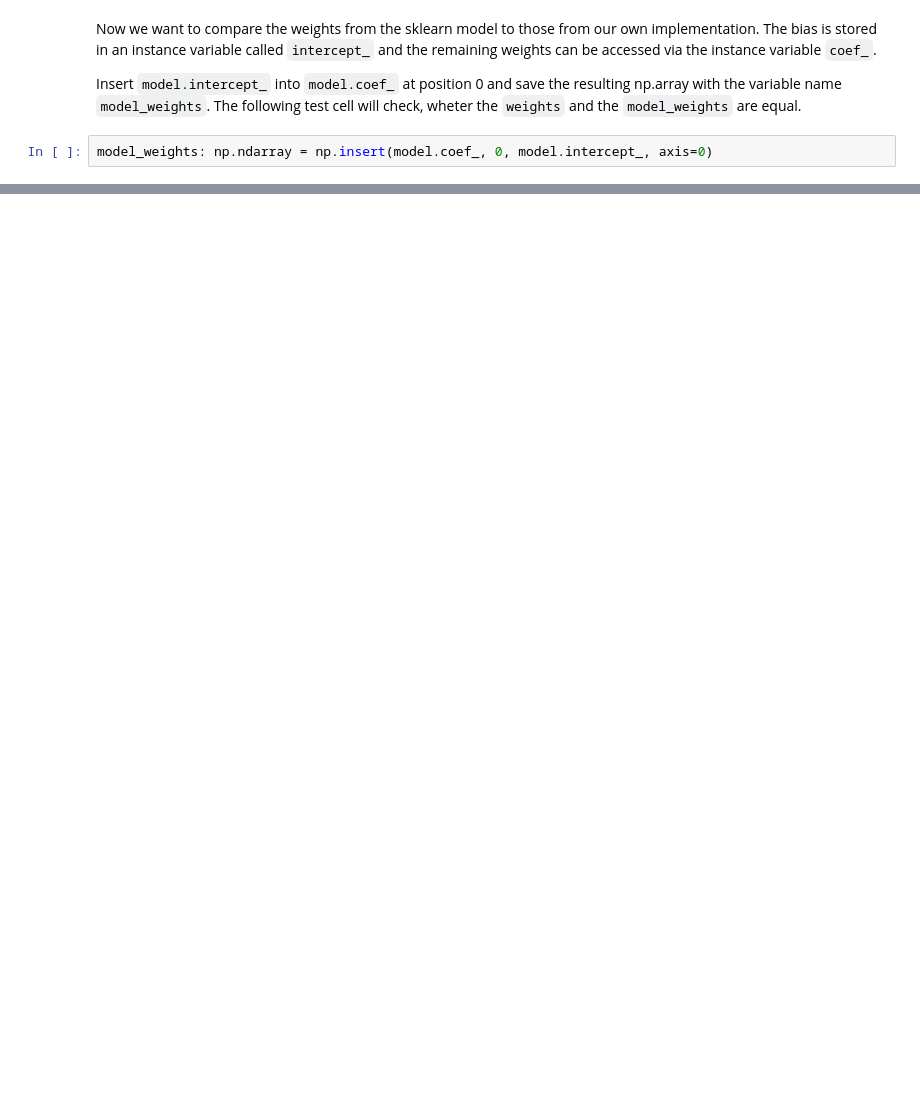
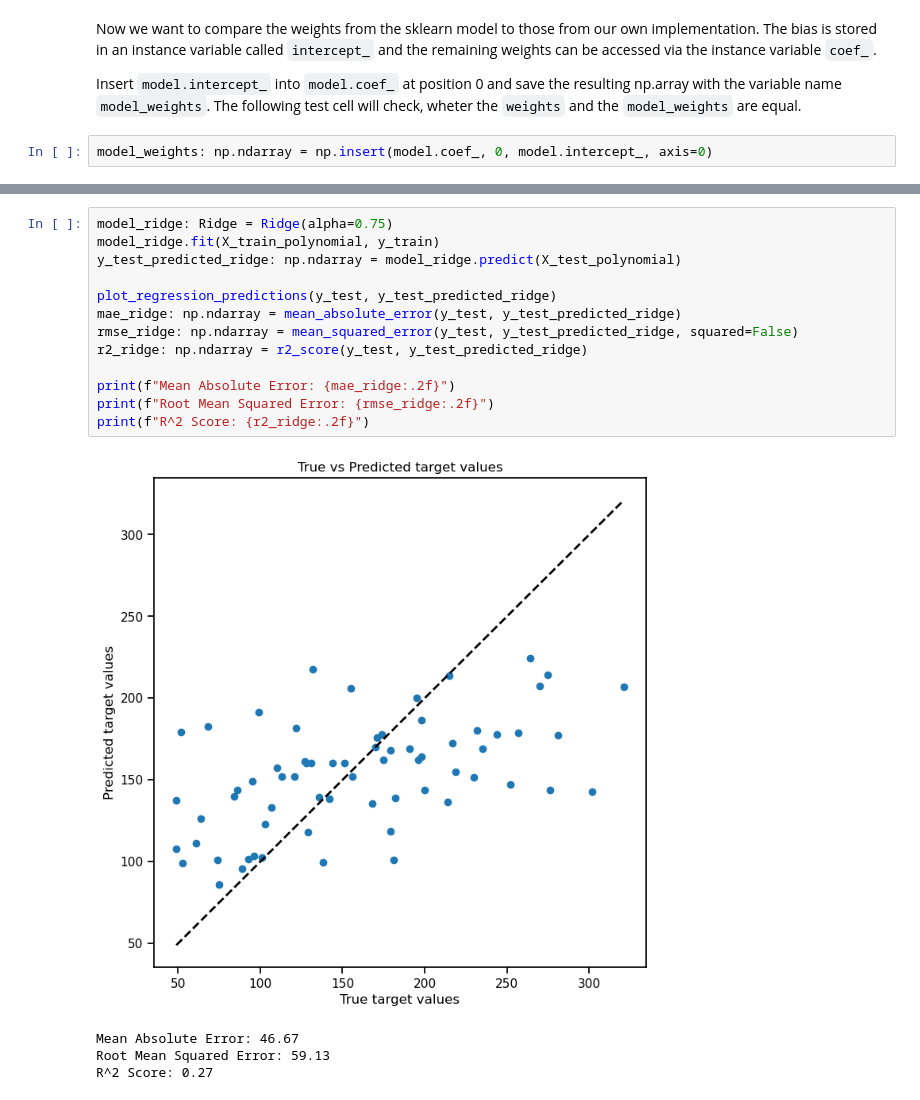
Before and after one commit to Tacitus523/ml4chem, a Jupyter notebook: Regression/1.3_RegressionSolution.ipynb, the cells around one changed output, grey strips where cells are left out. Saved outputs shown, nothing was run; the diff lists cells and outputs as text; blank space fills up the shorter version.

```diff
--- a/Regression/1.3_RegressionSolution.ipynb
+++ b/Regression/1.3_RegressionSolution.ipynb
@@ -165,0 +396,18 @@ assert np.allclose(weights, model_weights), "The weights of the model are incorr
+# %%
+model_ridge: Ridge = Ridge(alpha=0.75)
+model_ridge.fit(X_train_polynomial, y_train)
+y_test_predicted_ridge: np.ndarray = model_ridge.predict(X_test_polynomial)
+
+plot_regression_predictions(y_test, y_test_predicted_ridge)
+mae_ridge: np.ndarray = mean_absolute_error(y_test, y_test_predicted_ridge)
+rmse_ridge: np.ndarray = mean_squared_error(y_test, y_test_predicted_ridge, squared=False)
+r2_ridge: np.ndarray = r2_score(y_test, y_test_predicted_ridge)
+
+print(f"Mean Absolute Error: {mae_ridge:.2f}")
+print(f"Root Mean Squared Error: {rmse_ridge:.2f}")
+print(f"R^2 Score: {r2_ridge:.2f}")
+# %% [output]
+[figure, added]
+Mean Absolute Error: 46.67
+Root Mean Squared Error: 59.13
+R^2 Score: 0.27
```
Also changed, not shown: parts of 38 cells of this notebook, 2 other files.
